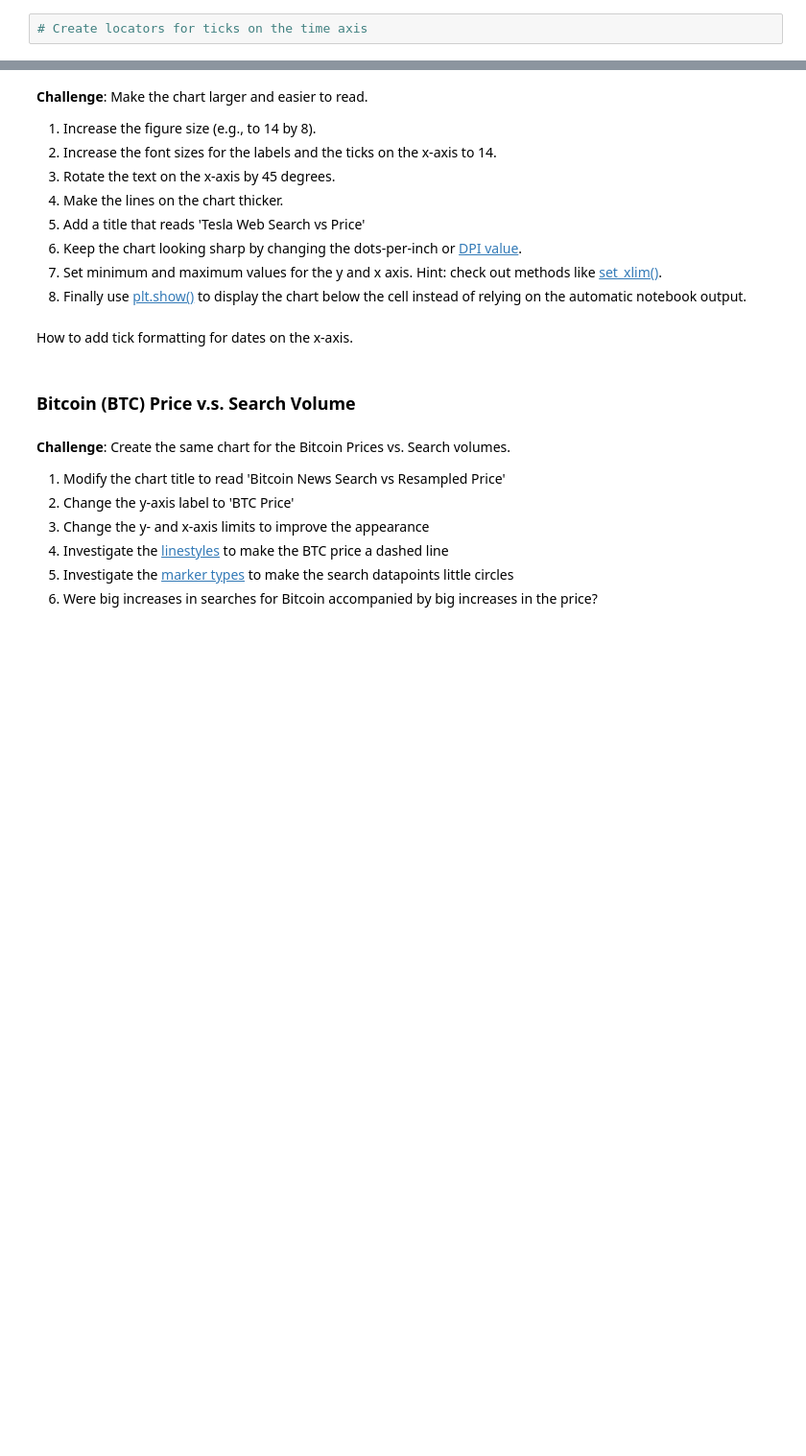
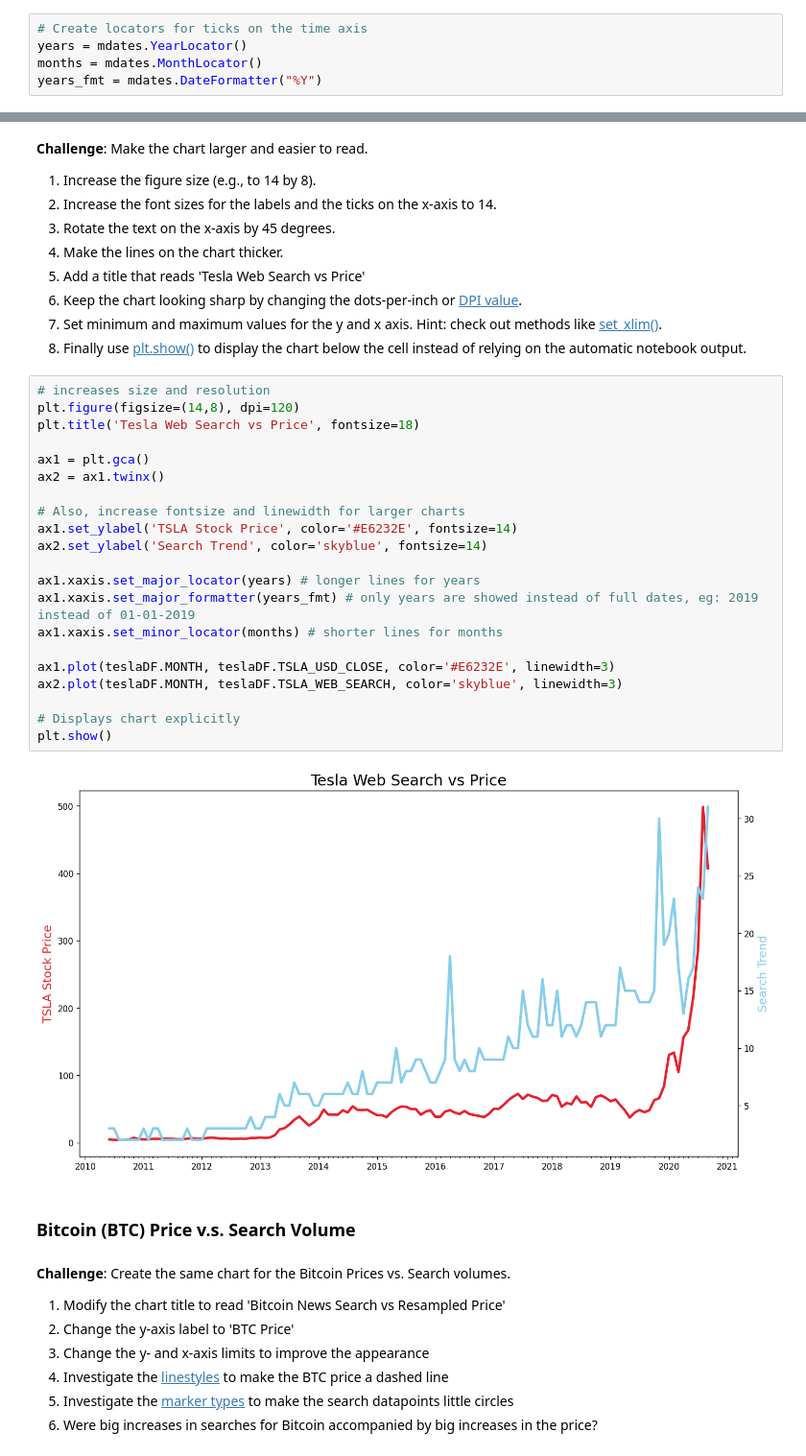
Before and after one commit to TravisLeeWolf/100DaysPython, a Jupyter notebook: Code Days/74 - Google Trends n Time Series/Google Trends and Data Visualisation.ipynb, the cells around one changed output, grey strips where cells are left out. Shown: that part at 96% size. Cells and saved outputs as stored; diff of their text form; blank space fills up the shorter version.

```diff
--- a/Code Days/74 - Google Trends n Time Series/Google Trends and Data Visualisation.ipynb
+++ b/Code Days/74 - Google Trends n Time Series/Google Trends and Data Visualisation.ipynb
@@ -188,6 +189,9 @@ btcMonthlyPriceDF.head()
 ### Notebook Formatting & Style Helpers
 # %%
 # Create locators for ticks on the time axis
+years = mdates.YearLocator()
+months = mdates.MonthLocator()
+years_fmt = mdates.DateFormatter("%Y")
 # %%
 # Register date converters to avoid warning messages
 # %% [markdown]
@@ -209,8 +237,29 @@ Hint: you can colour both the [axis labels](https://matplotlib.org/3.3.2/api/tex
 6. Keep the chart looking sharp by changing the dots-per-inch or [DPI value](https://matplotlib.org/3.1.1/api/_as_gen/matplotlib.pyplot.figure.html).
 7. Set minimum and maximum values for the y and x axis. Hint: check out methods like [set_xlim()](https://matplotlib.org/3.1.1/api/_as_gen/matplotlib.axes.Axes.set_xlim.html).
 8. Finally use [plt.show()](https://matplotlib.org/3.2.1/api/_as_gen/matplotlib.pyplot.show.html) to display the chart below the cell instead of relying on the automatic notebook output.
-# %% [markdown]
-How to add tick formatting for dates on the x-axis.
+# %%
+# increases size and resolution
+plt.figure(figsize=(14,8), dpi=120)
+plt.title('Tesla Web Search vs Price', fontsize=18)
+
+ax1 = plt.gca()
+ax2 = ax1.twinx()
+
+# Also, increase fontsize and linewidth for larger charts
+ax1.set_ylabel('TSLA Stock Price', color='#E6232E', fontsize=14)
+ax2.set_ylabel('Search Trend', color='skyblue', fontsize=14)
+
+ax1.xaxis.set_major_locator(years) # longer lines for years
+ax1.xaxis.set_major_formatter(years_fmt) # only years are showed instead of full dates, eg: 2019 instead of 01-01-2019
+ax1.xaxis.set_minor_locator(months) # shorter lines for months
+
+ax1.plot(teslaDF.MONTH, teslaDF.TSLA_USD_CLOSE, color='#E6232E', linewidth=3)
+ax2.plot(teslaDF.MONTH, teslaDF.TSLA_WEB_SEARCH, color='skyblue', linewidth=3)
+
+# Displays chart explicitly
+plt.show()
+# %% [output]
+[figure, added]
 # %% [markdown]
 ### Bitcoin (BTC) Price v.s. Search Volume
 # %% [markdown]
```
Also changed, not shown: parts of 8 cells of this notebook.
